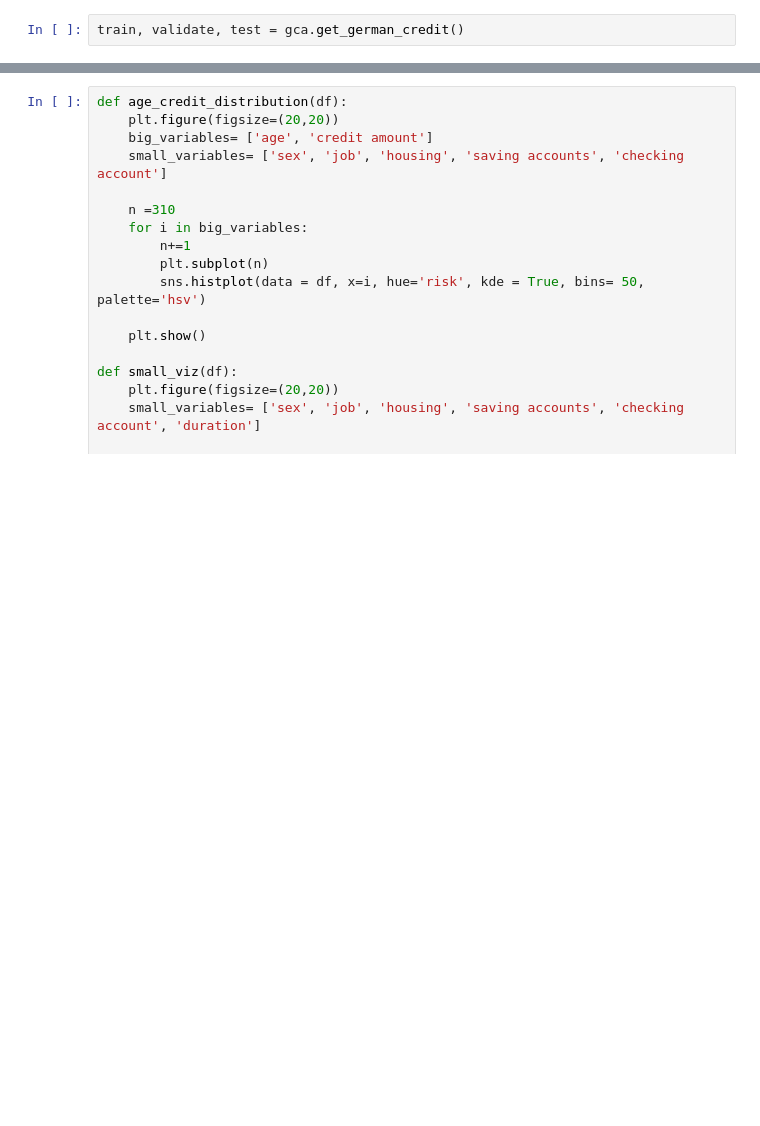
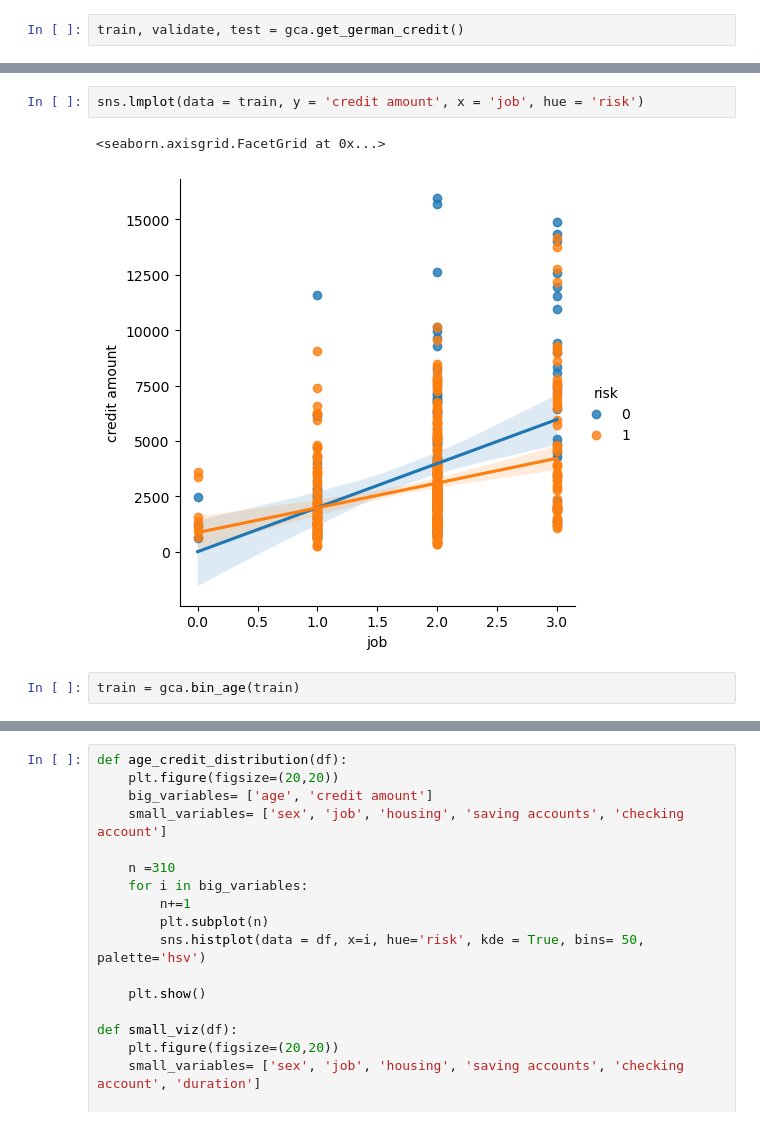
Before and after one commit to jcrosenberger/german_credit_analysis, a Jupyter notebook: work_in_progress.ipynb, the cells around one changed output, grey strips where cells are left out. Saved outputs shown, nothing was run; the diff lists cells and outputs as text; blank space fills up the shorter version.

```diff
--- a/work_in_progress.ipynb
+++ b/work_in_progress.ipynb
@@ -47,0 +65,7 @@ for i in checking:
+# %%
+sns.lmplot(data = train, y = 'credit amount', x = 'job', hue = 'risk')
+# %% [output]
+<seaborn.axisgrid.FacetGrid at 0x...>
+[figure, added]
+# %%
+train = gca.bin_age(train)
```
Also changed, not shown: parts of 16 cells of this notebook, 4 other files.
